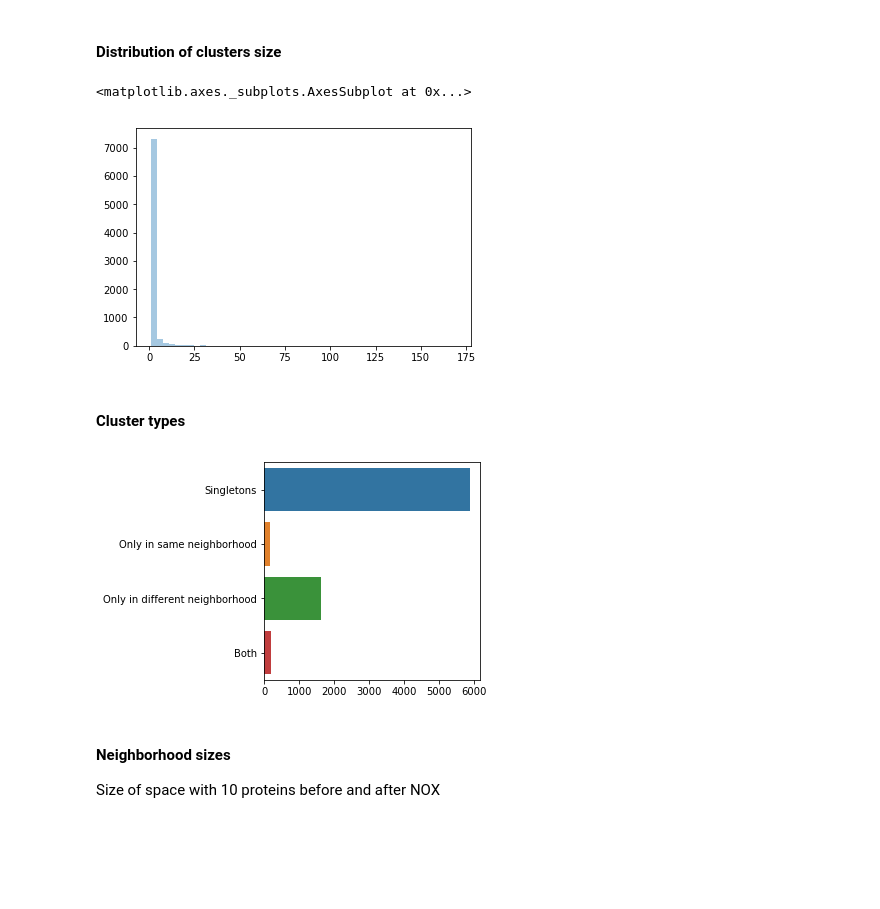
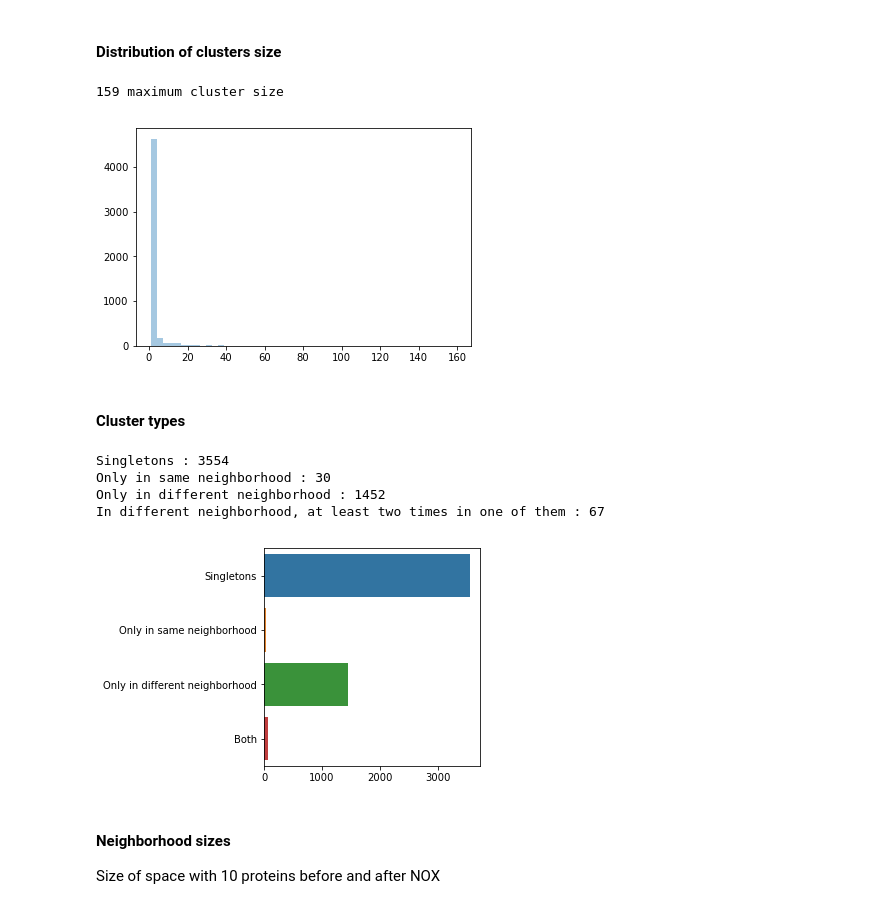
Before and after one commit to MMSB-MOBI/NOX_analysis, a Jupyter notebook: notebook/Neighborhood_analysis.ipynb, the cells around one changed output. Saved outputs shown, nothing was run; the diff lists cells and outputs as text; code cells hidden in the pictures; blank space fills up the shorter version.

```diff
--- a/notebook/Neighborhood_analysis.ipynb
+++ b/notebook/Neighborhood_analysis.ipynb
@@ -169,3 +166,5 @@ data structure saved to /Volumes/arwen/mobi/group/NOX_clean/pickle_saved/NOX_ann
 # %% [markdown]
 ### Read and store embl information
 EMBL genomes have to be in cache
+# %%
+data_uniprot = load("NOX_annotation_allUniprotEntry_20190828-170247.pickle")
@@ -288,11 +313,12 @@ for c in dic_cluster:
 # %% [markdown]
 #### Distribution of clusters size
 # %%
-x = [len(dic_cluster[c]["details"]) for c in dic_cluster]
-sns.distplot(x, kde=False)
+clusters_size = [len(dic_cluster[c]["details"]) for c in dic_cluster]
+sns.distplot(clusters_size, kde=False)
+print(max(clusters_size), "maximum cluster size")
 # %% [output]
-<matplotlib.axes._subplots.AxesSubplot at 0x...>
+159 maximum cluster size
-[figure, old version]
+[figure, new version]
 # %% [markdown]
 #### Cluster types
 # %%
@@ -305,8 +331,16 @@ x = [nb_singleton, nb_same_neighborhood, nb_unique_neighborhood, nb_both]
 plot = sns.barplot(x,y)
 plt.subplots_adjust(left=0.4)
 plot.get_figure().savefig("/Users/chilpert/Results/NOX_visu_clean/Neighborhood/clusters_types.pdf")
+print("Singletons :", nb_singleton)
+print("Only in same neighborhood :", nb_same_neighborhood)
+print("Only in different neighborhood :", nb_unique_neighborhood)
+print("In different neighborhood, at least two times in one of them :", nb_both)
 # %% [output]
+Singletons : 3554
+Only in same neighborhood : 30
+Only in different neighborhood : 1452
+In different neighborhood, at least two times in one of them : 67
-[figure, old version]
+[figure, new version]
 # %% [markdown]
 #### Neighborhood sizes
 Size of space with 10 proteins before and after NOX
```
Also changed, not shown: parts of 125 cells of this notebook, 15 other files.
